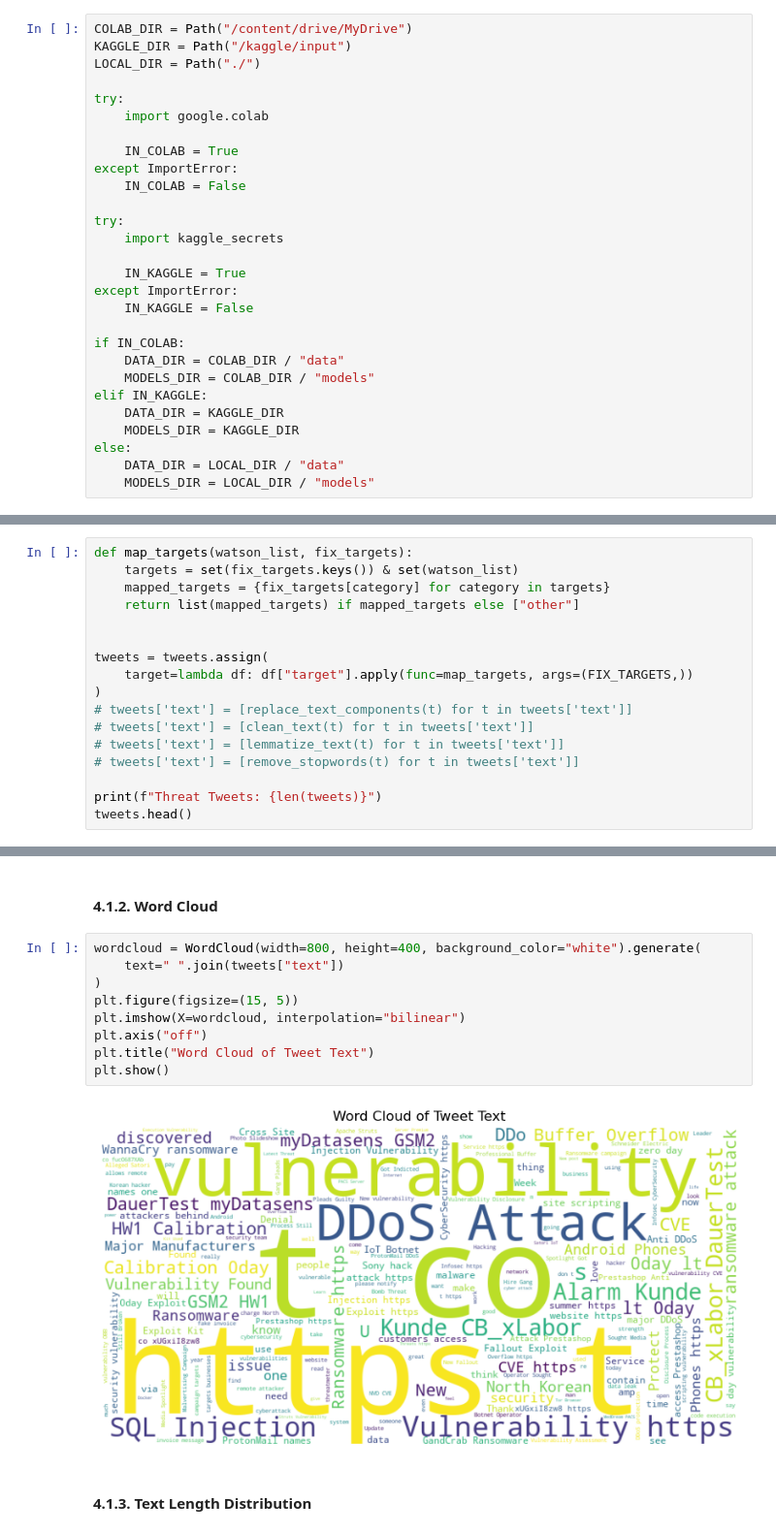
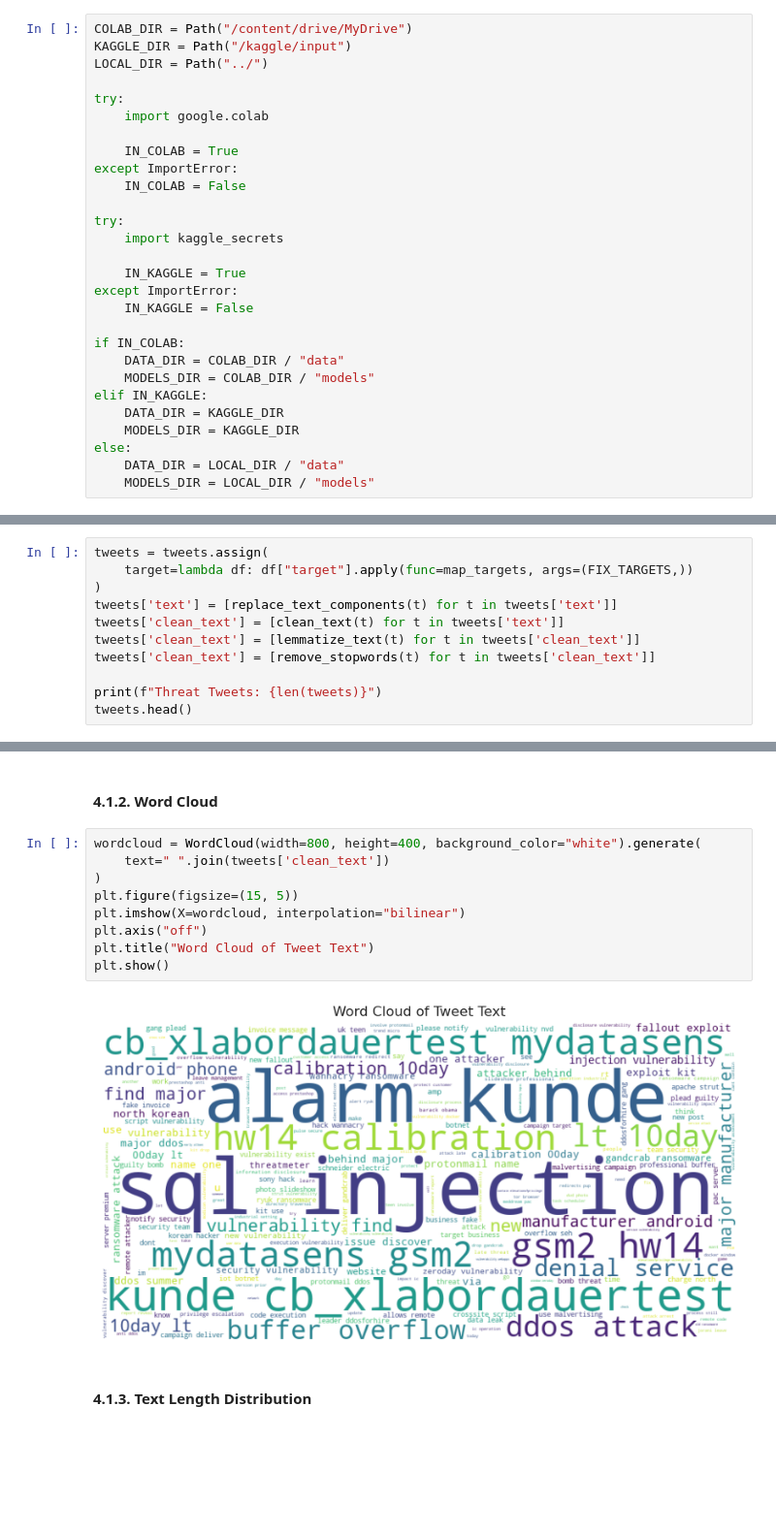
Before and after one commit to IrfEazy/msc-thesis, a Jupyter notebook: notebooks/MLCGeneral.ipynb, the cells around one changed output, grey strips where cells are left out. Shown at 97% size. Cells and saved outputs as stored; diff of their text form; blank space fills up the shorter version.

```diff
--- a/notebooks/MLCGeneral.ipynb
+++ b/notebooks/MLCGeneral.ipynb
@@ -65,7 +354,7 @@ FIX_TARGETS = {
 # %%
 COLAB_DIR = Path("/content/drive/MyDrive")
 KAGGLE_DIR = Path("/kaggle/input")
-LOCAL_DIR = Path("./")
+LOCAL_DIR = Path("../")
 
 try:
     import google.colab
@@ -142,17 +429,11 @@ tweets.head()
 # %%
-def map_targets(watson_list, fix_targets):
-    targets = set(fix_targets.keys()) & set(watson_list)
-    mapped_targets = {fix_targets[category] for category in targets}
-    return list(mapped_targets) if mapped_targets else ["other"]
-
-
 tweets = tweets.assign(
     target=lambda df: df["target"].apply(func=map_targets, args=(FIX_TARGETS,))
 )
-# tweets['text'] = [replace_text_components(t) for t in tweets['text']]
-# tweets['text'] = [clean_text(t) for t in tweets['text']]
-# tweets['text'] = [lemmatize_text(t) for t in tweets['text']]
-# tweets['text'] = [remove_stopwords(t) for t in tweets['text']]
+tweets['text'] = [replace_text_components(t) for t in tweets['text']]
+tweets['clean_text'] = [clean_text(t) for t in tweets['text']]
+tweets['clean_text'] = [lemmatize_text(t) for t in tweets['clean_text']]
+tweets['clean_text'] = [remove_stopwords(t) for t in tweets['clean_text']]
 
 print(f"Threat Tweets: {len(tweets)}")
 tweets.head()
@@ -183,15 +464,15 @@ Top 10 Most Frequent Words: [('the', 3224), ('to', 2944), ('a', 2873), ('of', 26
 #### 4.1.2. Word Cloud
 # %%
 wordcloud = WordCloud(width=800, height=400, background_color="white").generate(
-    text=" ".join(tweets["text"])
+    text=" ".join(tweets['clean_text'])
 )
 plt.figure(figsize=(15, 5))
 plt.imshow(X=wordcloud, interpolation="bilinear")
 plt.axis("off")
 plt.title("Word Cloud of Tweet Text")
 plt.show()
 # %% [output]
-[figure, old version]
+[figure, new version]
 # %% [markdown]
 #### 4.1.3. Text Length Distribution
 # %%
```
Also changed, not shown: parts of 36 cells of this notebook.
